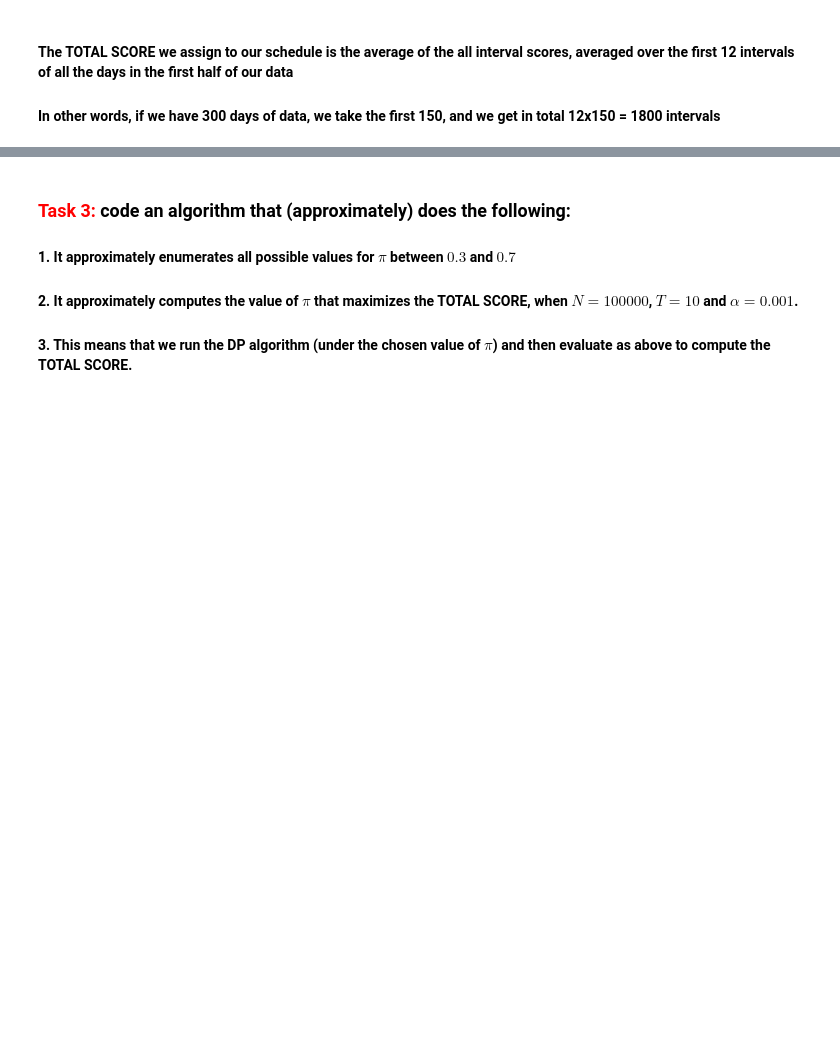
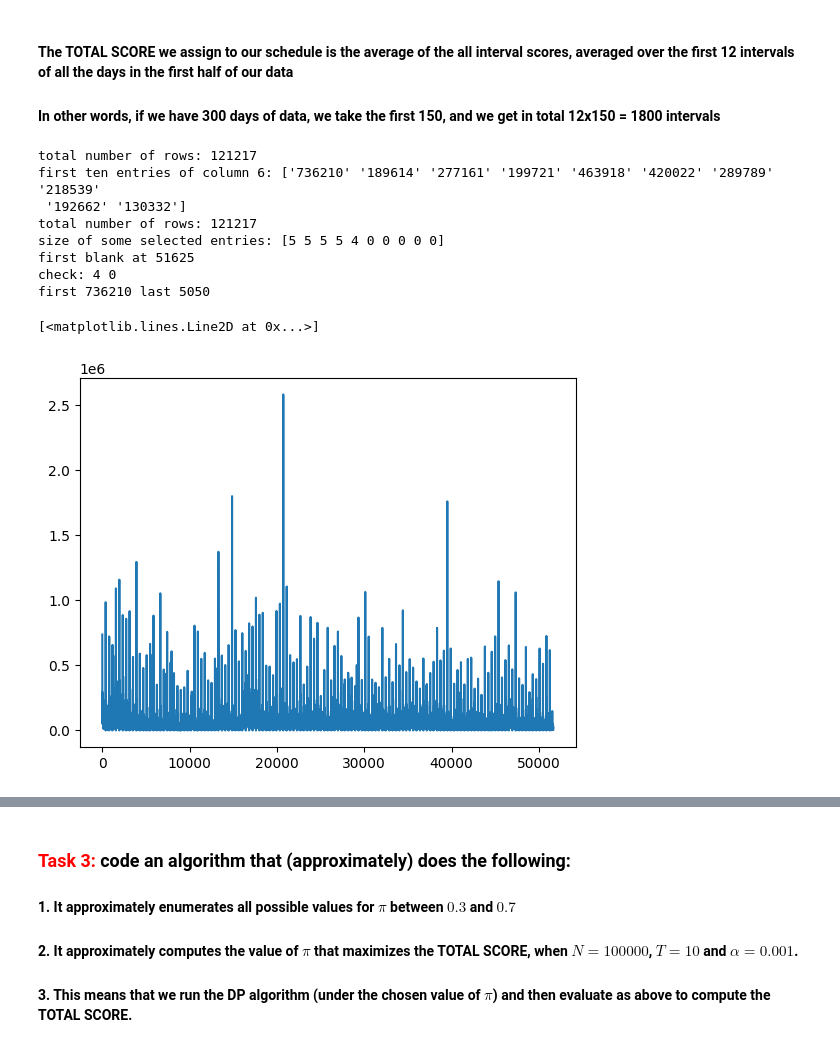
Before and after one commit to Chenling8181/IEOR4500, a Jupyter notebook: hw1.ipynb, the cells around one changed output, grey strips where cells are left out. Cells and saved outputs as stored; diff of their text form; code cells hidden in the pictures; blank space fills up the shorter version.

```diff
--- a/hw1.ipynb
+++ b/hw1.ipynb
@@ -174,3 +174,49 @@ Effectively, this scheme allows us to trade up to a volume of 1% of what the mar
 # %% [markdown]
 #### The TOTAL SCORE we assign to our schedule is the average of the all interval scores, averaged over the first 12 intervals of all the days in the first half of our data
 #### In other words, if we have 300 days of data, we take the first 150, and we get in total 12x150 = 1800 intervals
+# %%
+filename = 'TSLA.csv'
+f = open(filename,'r')
+csvf = csv.reader(f)
+thelist = list(csvf)
+f.close()
+numobservations = len(thelist)
+print('total number of rows:', numobservations)
+nlist = np.array(thelist)
+stringvolume = nlist[4:51630,6] #column 6 (from 0) has the trading volume per minute
+print('first ten entries of column 6:',stringvolume[:10])
+#convert to integers
+#let's try to guess what the problem is
+numobservations = len(thelist)
+print('total number of rows:', numobservations)
+nlist = np.array(thelist)
+stringvolume = nlist[4:,6]
+# One solution.  Most efficient? Find the length of each entry and use that to find the first empty one.
+# Well, it works.
+length_checker = np.vectorize(len)
+
+v_len = length_checker(stringvolume)
+#v_len will be an array whose kth entry is the length of the string in position k in stringvolume
+print('size of some selected entries:',v_len[51620:51630])
+
+first0 = np.argmin(v_len)
+print('first blank at', first0)
+print('check:', v_len[first0-1], v_len[first0])
+numactual = first0
+#and convert to integers
+
+volume = stringvolume[:numactual].astype(int) #in other words I am taking all entries up to the first blank one
+#check
+print('first', volume[0], 'last', volume[numactual-1])
+plt.plot(volume)
+# %% [output]
+total number of rows: 121217
+first ten entries of column 6: ['736210' '189614' '277161' '199721' '463918' '420022' '289789' '218539'
+ '192662' '130332']
+total number of rows: 121217
+size of some selected entries: [5 5 5 5 4 0 0 0 0 0]
+first blank at 51625
+check: 4 0
+first 736210 last 5050
+[<matplotlib.lines.Line2D at 0x...>]
+[figure, added]
```
Also changed, not shown: parts of 5 cells of this notebook.
